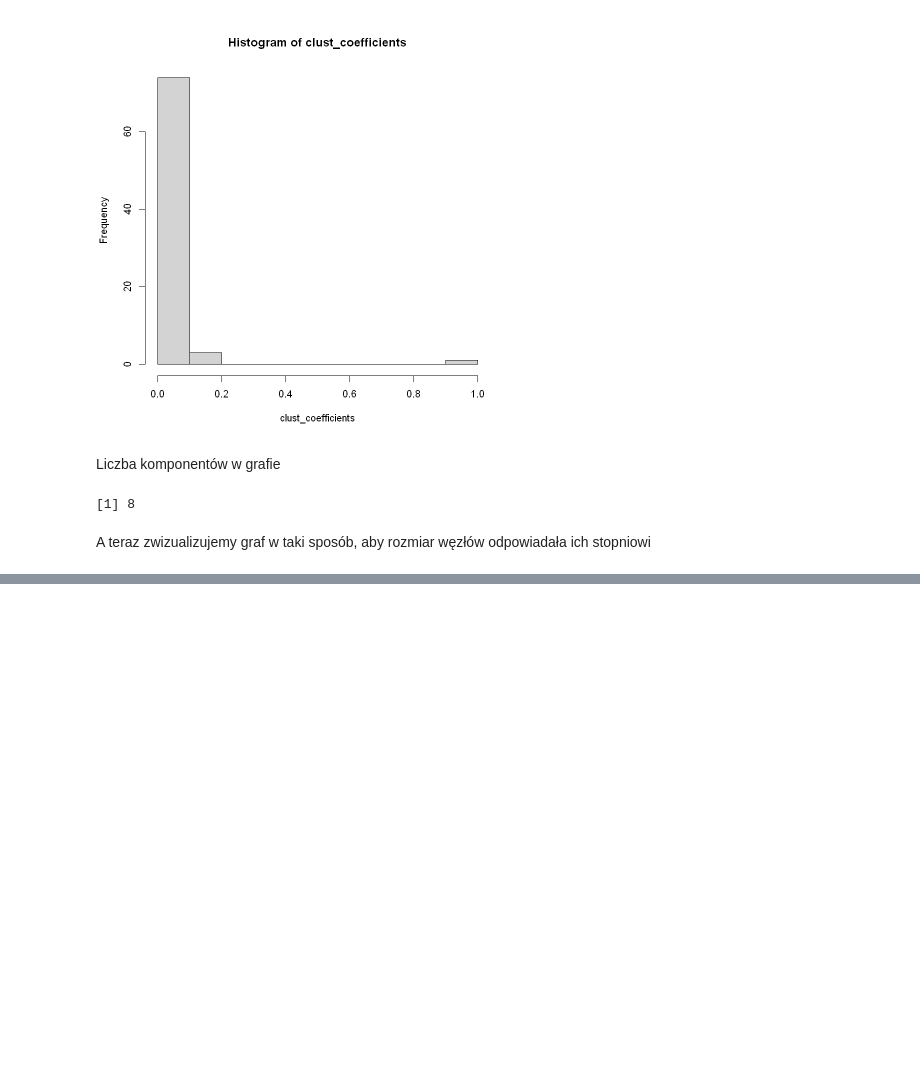
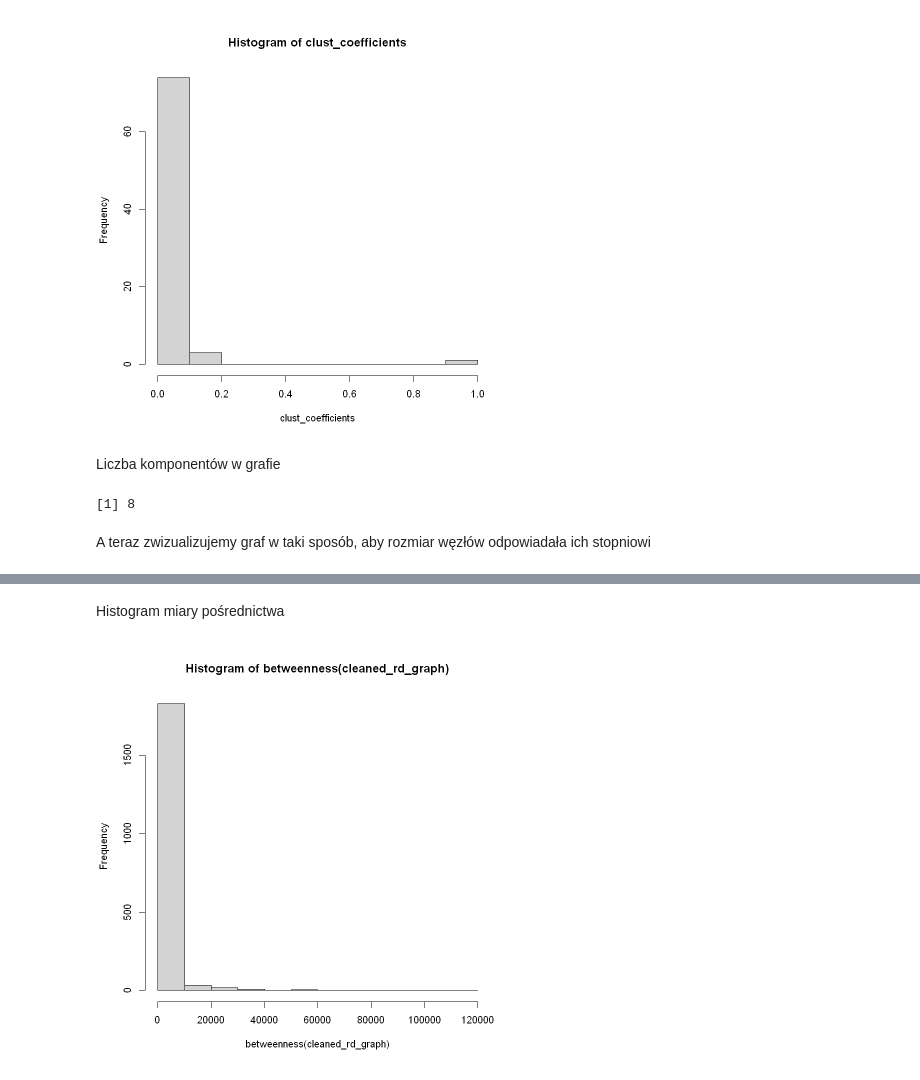
Before and after one commit to Ninj4M4ster/complex_networks, a Jupyter notebook: list2/r_notebook.ipynb, the cells around one changed output, grey strips where cells are left out. Cells and saved outputs as stored; diff of their text form; code cells hidden in the pictures; blank space fills up the shorter version.

```diff
--- a/list2/r_notebook.ipynb
+++ b/list2/r_notebook.ipynb
@@ -74,0 +149,6 @@ plot(er_graph, vertex.size=2*degree(er_graph)+5)
+# %% [markdown]
+Histogram miary pośrednictwa
+# %%
+hist(betweenness(cleaned_rd_graph))
+# %% [output]
+[figure, added]
```
Also changed, not shown: parts of 34 cells of this notebook, 3 other files.
